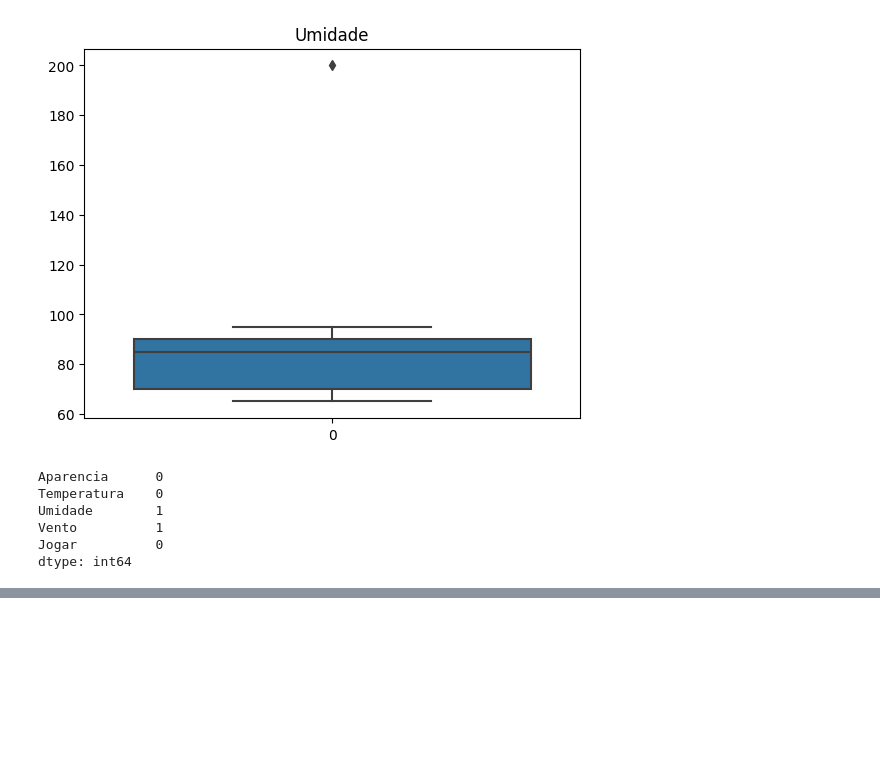
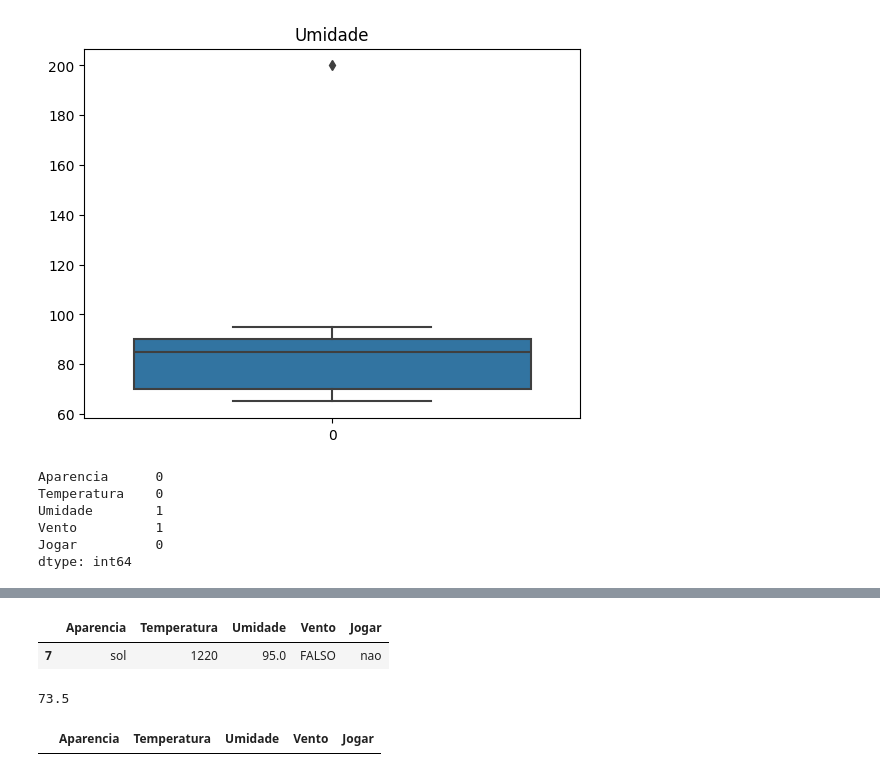
Before and after one commit to Rafaelse6/py-cd-tempo, a Jupyter notebook: cd-tempo/main.ipynb, the cells around one changed output, grey strips where cells are left out. Cells and saved outputs as stored; diff of their text form; code cells hidden in the pictures; blank space fills up the shorter version.

```diff
--- a/cd-tempo/main.ipynb
+++ b/cd-tempo/main.ipynb
@@ -100,0 +112,5 @@ dtype: int64
+# %%
+dataset.loc[dataset['Aparencia'] == 'menos', 'Aparencia'] = 'sol'
+
+grouped = dataset.groupby(['Aparencia']).size()
+grouped
@@ -100,0 +136,11 @@ dtype: int64
+# %%
+dataset.loc[(dataset['Temperatura'] < -130) | (dataset['Temperatura'] > 130)]
+# %% [output]
+|  | Aparencia | Temperatura | Umidade | Vento | Jogar |
+| 7 | sol | 1220 | 95.0 | FALSO | nao |
+# %%
+# median temperature
+median = sts.median(dataset['Temperatura'])
+median
+# %% [output]
+73.5
@@ -100,0 +151,4 @@ dtype: int64
+# %%
+dataset.loc[(dataset['Temperatura'] < -130) | (dataset['Temperatura'] > 130)]
+# %% [output]
+|  | Aparencia | Temperatura | Umidade | Vento | Jogar |
```
Also changed, not shown: parts of 16 cells of this notebook.
